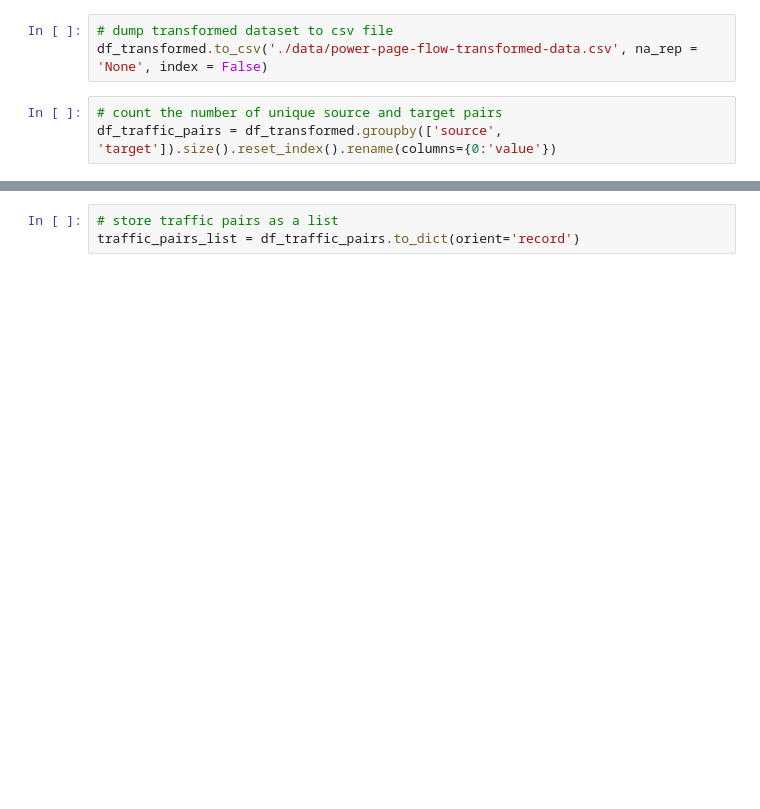
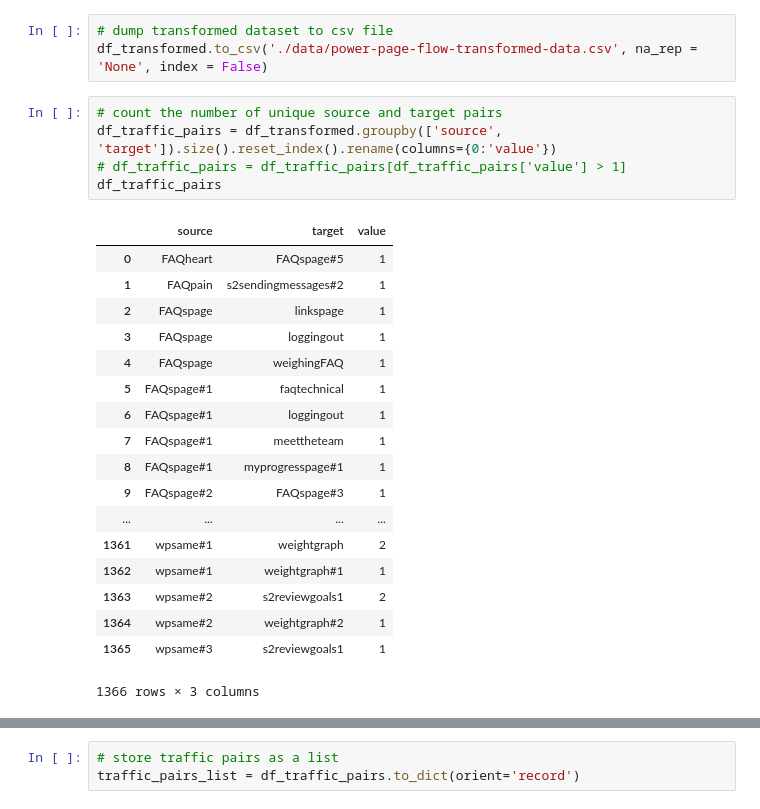
Before and after one commit to andreaseliasson/power-data-cleaning, a Jupyter notebook: eda.ipynb, the cells around one changed output, grey strips where cells are left out. Drawn from its saved outputs; the diff is of its cells as text; blank space fills up the shorter version.

```diff
--- a/eda.ipynb
+++ b/eda.ipynb
@@ -32,3 +62,24 @@ df_transformed.to_csv('./data/power-page-flow-transformed-data.csv', na_rep = 'N
 # %%
 # count the number of unique source and target pairs
 df_traffic_pairs = df_transformed.groupby(['source', 'target']).size().reset_index().rename(columns={0:'value'})
+# df_traffic_pairs = df_traffic_pairs[df_traffic_pairs['value'] > 1]
+df_traffic_pairs
+# %% [output]
+|  | source | target | value |
+| 0 | FAQheart | FAQspage#5 | 1 |
+| 1 | FAQpain | s2sendingmessages#2 | 1 |
+| 2 | FAQspage | linkspage | 1 |
+| 3 | FAQspage | loggingout | 1 |
+| 4 | FAQspage | weighingFAQ | 1 |
+| 5 | FAQspage#1 | faqtechnical | 1 |
+| 6 | FAQspage#1 | loggingout | 1 |
+| 7 | FAQspage#1 | meettheteam | 1 |
+| 8 | FAQspage#1 | myprogresspage#1 | 1 |
+| 9 | FAQspage#2 | FAQspage#3 | 1 |
+| ... | ... | ... | ... |
+| 1361 | wpsame#1 | weightgraph | 2 |
+| 1362 | wpsame#1 | weightgraph#1 | 1 |
+| 1363 | wpsame#2 | s2reviewgoals1 | 2 |
+| 1364 | wpsame#2 | weightgraph#2 | 1 |
+| 1365 | wpsame#3 | s2reviewgoals1 | 1 |
+1366 rows × 3 columns
```
Also changed, not shown: parts of 19 cells of this notebook.
